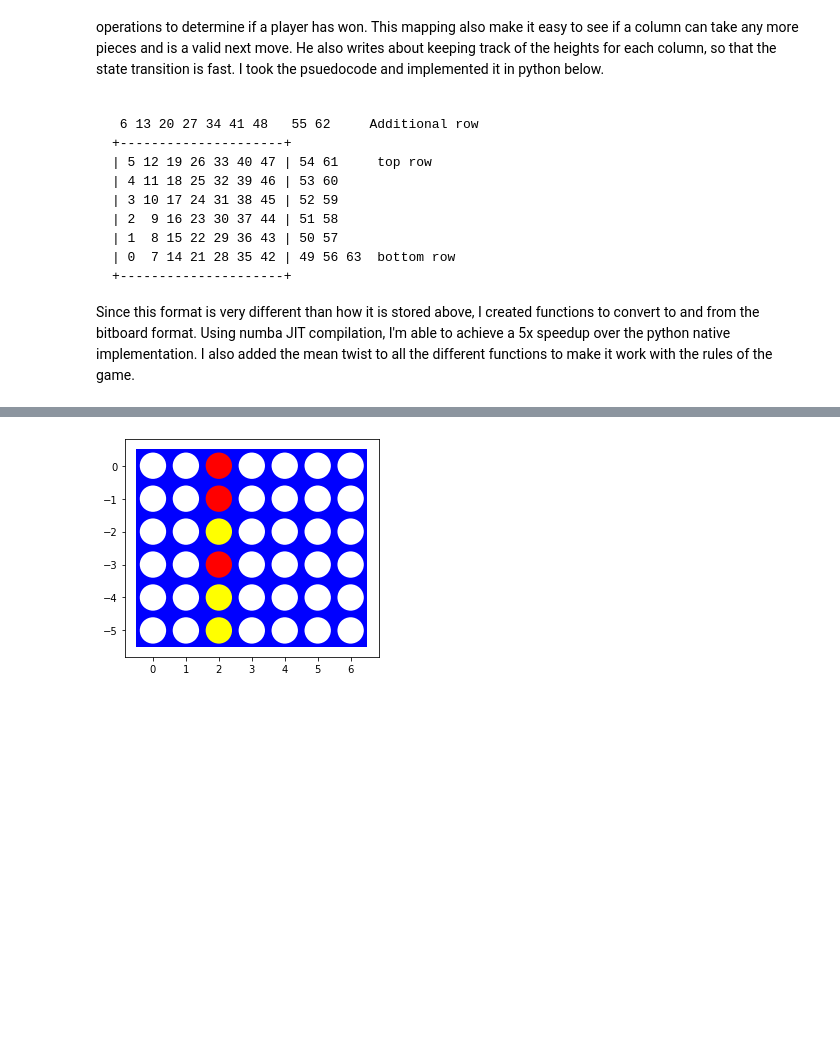
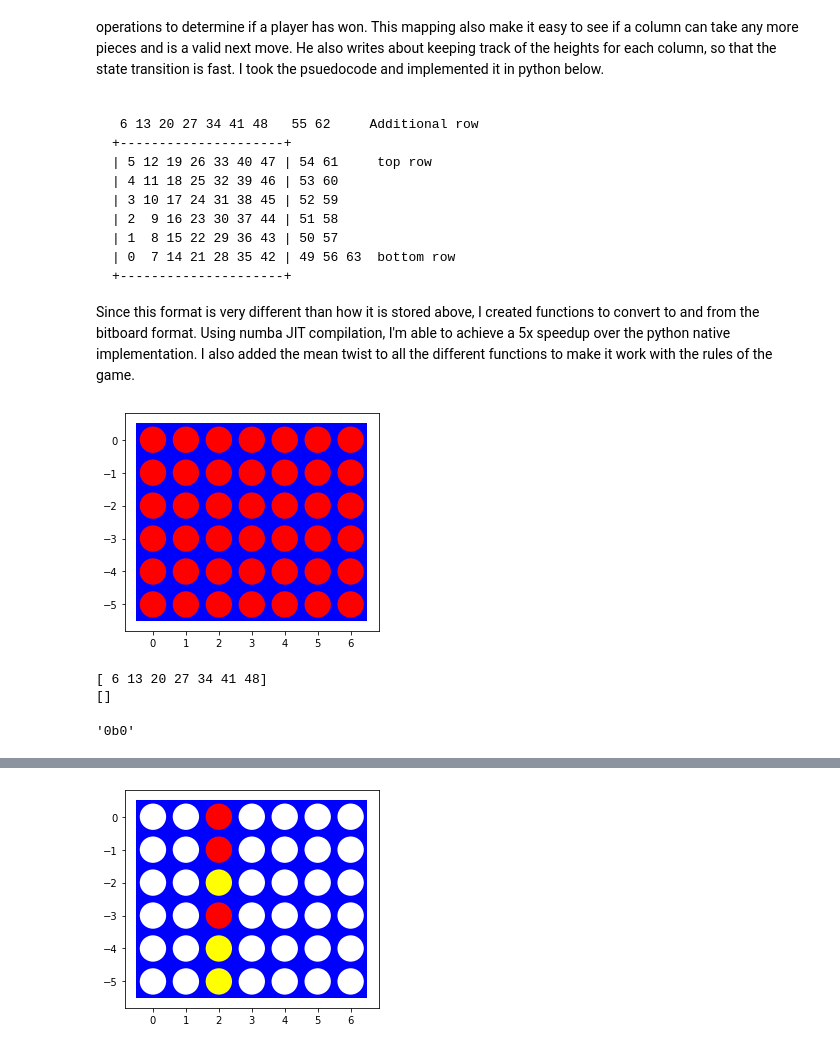
Before and after one commit to tmcnitt/Mean_Connect_Four, a Jupyter notebook: assignment_mean_connect4.ipynb, the cells around one changed output, grey strips where cells are left out. Drawn from its saved outputs; the diff is of its cells as text; code cells hidden in the pictures; blank space fills up the shorter version.

```diff
--- a/assignment_mean_connect4.ipynb
+++ b/assignment_mean_connect4.ipynb
@@ -283,3 +283,29 @@ def bitboards_to_class_board(boards):
             starting_heights[col] += 1
 
     return classboard
+# %%
+boards = make_bitboards()
+heights = make_bitboard_heights()
+
+for i in range(0, 7):
+    make_bitboard_move(boards, heights, 0, i)
+    make_bitboard_move(boards, heights, 0, i)
+    make_bitboard_move(boards, heights, 0, i)
+    make_bitboard_move(boards, heights, 0, i)
+    make_bitboard_move(boards, heights, 0, i)
+    make_bitboard_move(boards, heights, 0, i)
+
+
+classboard = bitboards_to_class_board(boards)
+visualize(classboard)
+
+top = np.uint64(1) << np.uint64(6)
+print(heights)
+print(get_bitboard_moves(heights))
+
+bin(boards[0] & top)
+# %% [output]
+[figure, added]
+[ 6 13 20 27 34 41 48]
+[]
+'0b0'
```
Also changed, not shown: parts of 1 cell of this notebook, 8 other files.
